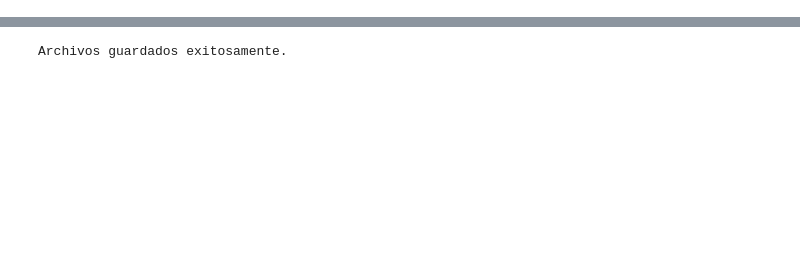
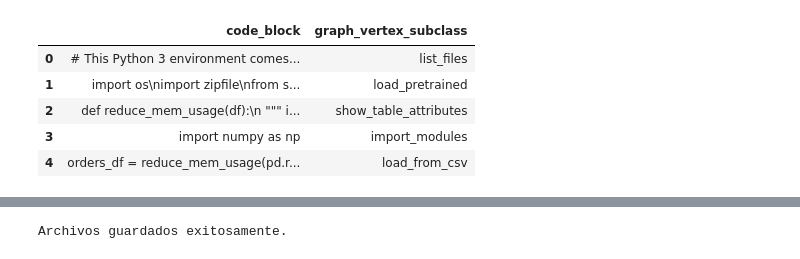
Before and after one commit to TitoWuPan/DiTransformer-Code, a Jupyter notebook: Data/Preparar_data.ipynb, the cells around one changed output, grey strips where cells are left out. Saved outputs shown, nothing was run; the diff lists cells and outputs as text; code cells hidden in the pictures; blank space fills up the shorter version.

```diff
--- a/Data/Preparar_data.ipynb
+++ b/Data/Preparar_data.ipynb
@@ -38,0 +140,9 @@ Name: code_block, dtype: object
+# %%
+df_agrupado.head()
+# %% [output]
+|  | code_block | graph_vertex_subclass |
+| 0 | # This Python 3 environment comes... | list_files |
+| 1 | import os\nimport zipfile\nfrom s... | load_pretrained |
+| 2 | def reduce_mem_usage(df):\n """ i... | show_table_attributes |
+| 3 | import numpy as np | import_modules |
+| 4 | orders_df = reduce_mem_usage(pd.r... | load_from_csv |
```
Also changed, not shown: parts of 41 cells of this notebook.
